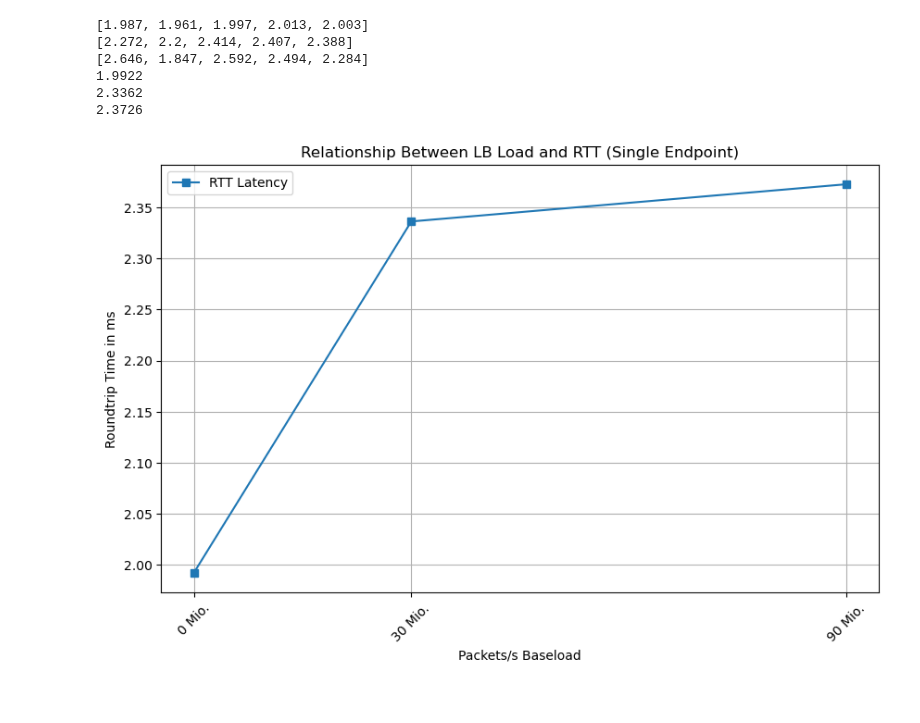
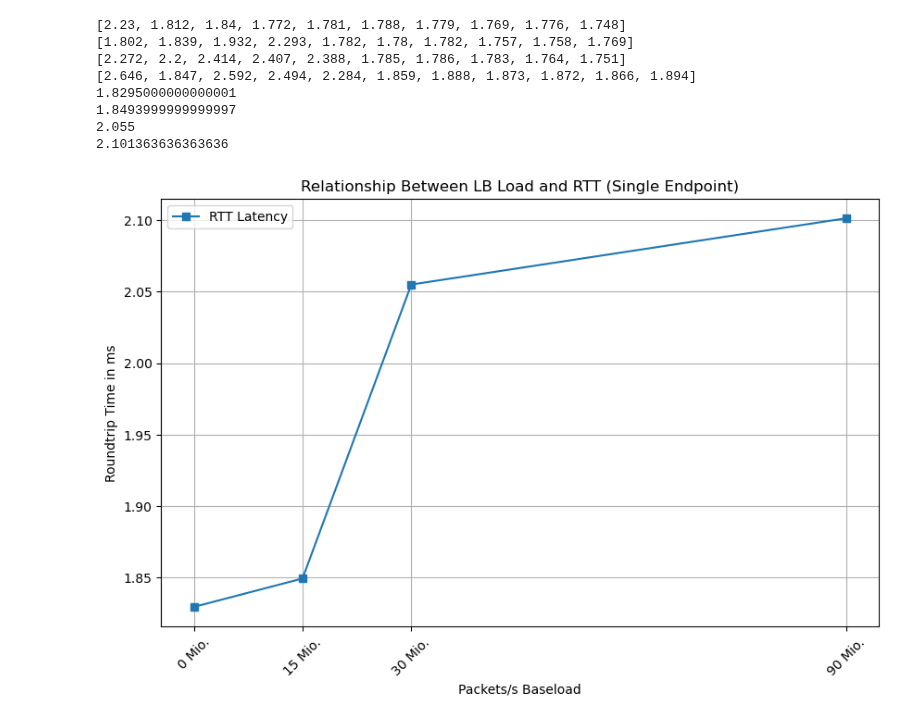
Before and after one commit to gespel/Bachelorarbeit, a Jupyter notebook: notebooks/latency.ipynb, the cells around one changed output. Cells and saved outputs as stored; diff of their text form; code cells hidden in the pictures.

```diff
--- a/notebooks/latency.ipynb
+++ b/notebooks/latency.ipynb
@@ -8,45 +8,53 @@ def get_average(data):
         mean += i
     return mean/len(data)
 
-baseline_data = [(421869, 419882), (469866, 467905), (517881, 515884), (565937, 563924), (25946, 23943)]
+baseline_data = [(726207, 723977), (677780, 675968), (629856, 628016), (701718, 699946), (653694, 651913), (606703, 604915), (557796, 556017), (509699, 507930), (461777, 460001), (413716, 411968)]
 baseline_data = delta(baseline_data)
 print(baseline_data)
 
-thirtie_mio_data = [(702260, 699988), (654355, 652155), (606352, 603938), (558404, 555997), (510380, 507992)]
+fifteen_mio_data = [(601730, 599928), (553837, 551998), (505881, 503949), (459248, 456955), (409797, 408015), (361791, 360011), (313779, 311997), (265801, 264044), (577809, 576051), (529834, 528065)]
+fifteen_mio_data = delta(fifteen_mio_data)
+print(fifteen_mio_data)
+
+thirtie_mio_data = [(702260, 699988), (654355, 652155), (606352, 603938), (558404, 555997), (510380, 507992), (309783, 307998), (269809, 268023), (225729, 223946), (185782, 184018), (137736, 135985)]
 thirtie_mio_data = delta(thirtie_mio_data)
 print(thirtie_mio_data)
 
-ninety_mio_data = [(646610, 643964), (597800, 595953), (550587, 547995), (346418, 343924), (298200, 295916)]
+ninety_mio_data = [(646610, 643964), (597800, 595953), (550587, 547995), (346418, 343924), (298200, 295916), (321815, 319956), (273781, 271893), (225758, 223885), (177834, 175962), (129773, 127907), (937782, 935888)]
 ninety_mio_data = delta(ninety_mio_data)
 print(ninety_mio_data)
 
 baseline_mean = get_average(baseline_data)
+fifteen_mio_mean = get_average(fifteen_mio_data)
 thirtie_mio_mean = get_average(thirtie_mio_data)
 ninety_mio_mean = get_average(ninety_mio_data)
 
 print(baseline_mean)
+print(fifteen_mio_mean)
 print(thirtie_mio_mean)
 print(ninety_mio_mean)
 # %% [output]
-[1.987, 1.961, 1.997, 2.013, 2.003]
-[2.272, 2.2, 2.414, 2.407, 2.388]
-[2.646, 1.847, 2.592, 2.494, 2.284]
-1.9922
-2.3362
-2.3726
+[2.23, 1.812, 1.84, 1.772, 1.781, 1.788, 1.779, 1.769, 1.776, 1.748]
+[1.802, 1.839, 1.932, 2.293, 1.782, 1.78, 1.782, 1.757, 1.758, 1.769]
+[2.272, 2.2, 2.414, 2.407, 2.388, 1.785, 1.786, 1.783, 1.764, 1.751]
+[2.646, 1.847, 2.592, 2.494, 2.284, 1.859, 1.888, 1.873, 1.872, 1.866, 1.894]
+1.8295000000000001
+1.8493999999999997
+2.055
+2.101363636363636
 # %%
 import matplotlib.pyplot as plt
 
-x = [0, 30000000, 90000000]
-y = [baseline_mean, thirtie_mio_mean, ninety_mio_mean]
+x = [0, 15000000, 30000000, 90000000]
+y = [baseline_mean, fifteen_mio_mean, thirtie_mio_mean, ninety_mio_mean]
 plt.figure(figsize=(10, 6))
 plt.plot(x, y, "-s", label="RTT Latency")
 plt.title("Relationship Between LB Load and RTT (Single Endpoint)")
 plt.xlabel("Packets/s Baseload")
 plt.xticks(x, [str(int(val/1_000_000)) + " Mio." for val in x], rotation=45)
 plt.ylabel("Roundtrip Time in ms")
 plt.legend()
 plt.grid(True)
 plt.show()
 # %% [output]
-[figure, old version]
+[figure, new version]
```
Also changed, not shown: 2 other files.
